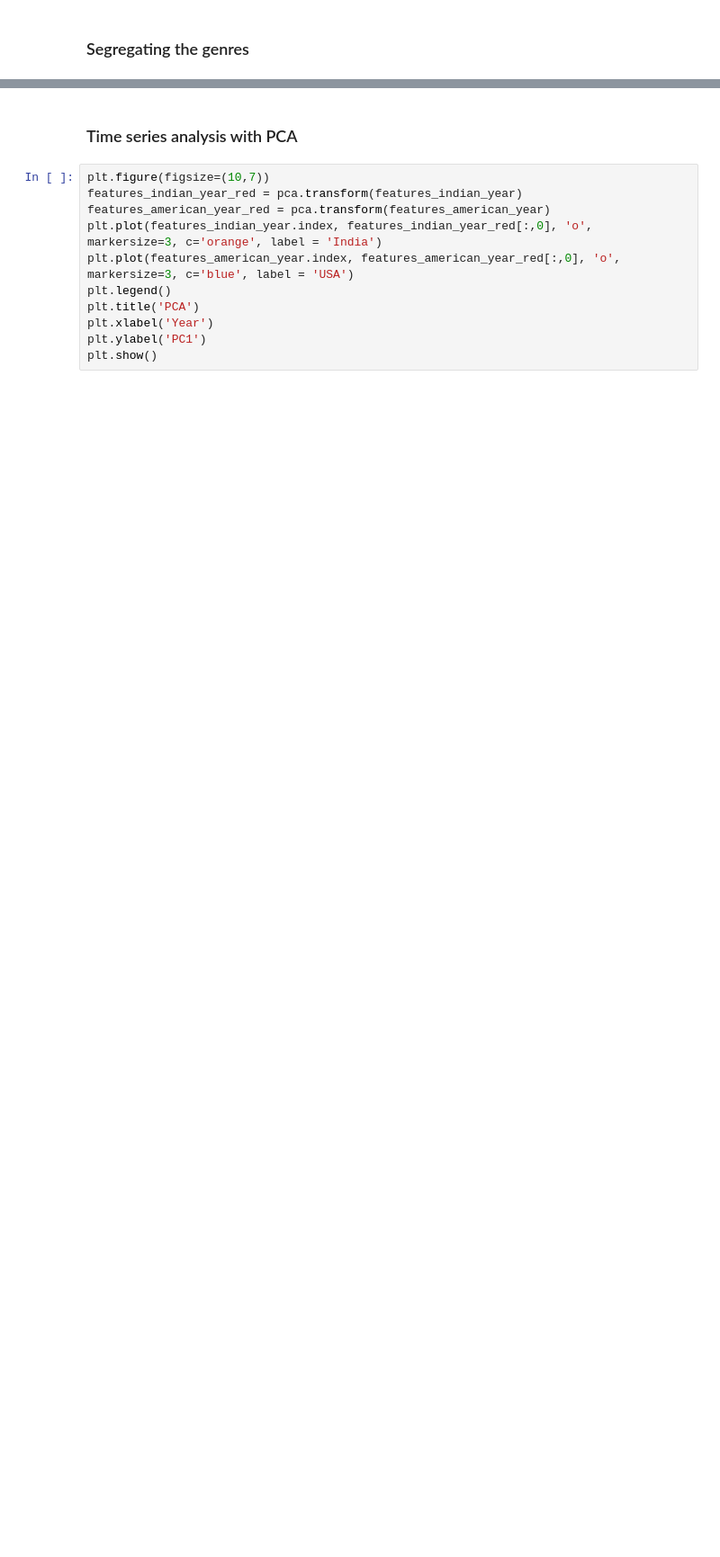
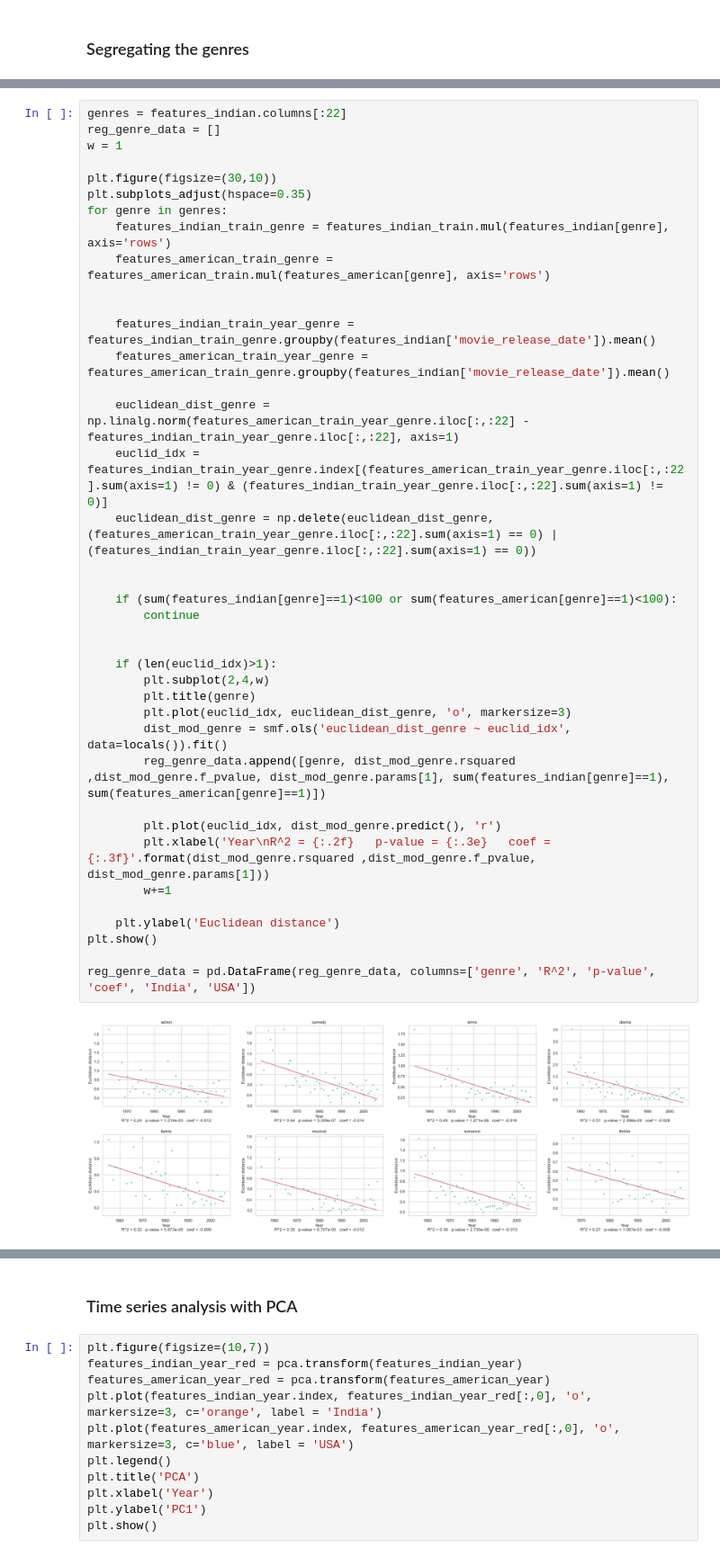
Before and after one commit to epfl-ada/ada-2022-project-badaboom, a Jupyter notebook: P2.ipynb, the cells around one changed output, grey strips where cells are left out. Shown at 90% size. Cells and saved outputs as stored; diff of their text form; blank space fills up the shorter version.

```diff
--- a/P2.ipynb
+++ b/P2.ipynb
@@ -2044,0 +2098,41 @@ reg_genre_data = pd.DataFrame(reg_genre_data, columns=['genre', 'R^2', 'p-value'
+# %%
+genres = features_indian.columns[:22]
+reg_genre_data = []
+w = 1
+
+plt.figure(figsize=(30,10))
+plt.subplots_adjust(hspace=0.35)
+for genre in genres:
+    features_indian_train_genre = features_indian_train.mul(features_indian[genre], axis='rows')
+    features_american_train_genre = features_american_train.mul(features_american[genre], axis='rows')
+
+
+    features_indian_train_year_genre = features_indian_train_genre.groupby(features_indian['movie_release_date']).mean()
+    features_american_train_year_genre = features_american_train_genre.groupby(features_indian['movie_release_date']).mean()
+
+    euclidean_dist_genre = np.linalg.norm(features_american_train_year_genre.iloc[:,:22] - features_indian_train_year_genre.iloc[:,:22], axis=1)
+    euclid_idx = features_indian_train_year_genre.index[(features_american_train_year_genre.iloc[:,:22].sum(axis=1) != 0) & (features_indian_train_year_genre.iloc[:,:22].sum(axis=1) != 0)]
+    euclidean_dist_genre = np.delete(euclidean_dist_genre, (features_american_train_year_genre.iloc[:,:22].sum(axis=1) == 0) | (features_indian_train_year_genre.iloc[:,:22].sum(axis=1) == 0))
+
+
+    if (sum(features_indian[genre]==1)<100 or sum(features_american[genre]==1)<100):
+        continue
+
+
+    if (len(euclid_idx)>1):
+        plt.subplot(2,4,w)
+        plt.title(genre)
+        plt.plot(euclid_idx, euclidean_dist_genre, 'o', markersize=3)
+        dist_mod_genre = smf.ols('euclidean_dist_genre ~ euclid_idx', data=locals()).fit()
+        reg_genre_data.append([genre, dist_mod_genre.rsquared ,dist_mod_genre.f_pvalue, dist_mod_genre.params[1], sum(features_indian[genre]==1), sum(features_american[genre]==1)])
+
+        plt.plot(euclid_idx, dist_mod_genre.predict(), 'r')
+        plt.xlabel('Year\nR^2 = {:.2f}   p-value = {:.3e}   coef = {:.3f}'.format(dist_mod_genre.rsquared ,dist_mod_genre.f_pvalue, dist_mod_genre.params[1]))
+        w+=1
+
+    plt.ylabel('Euclidean distance')
+plt.show()
+
+reg_genre_data = pd.DataFrame(reg_genre_data, columns=['genre', 'R^2', 'p-value', 'coef', 'India', 'USA'])
+# %% [output]
+[figure, added]
```
Also changed, not shown: parts of 21 cells of this notebook.
